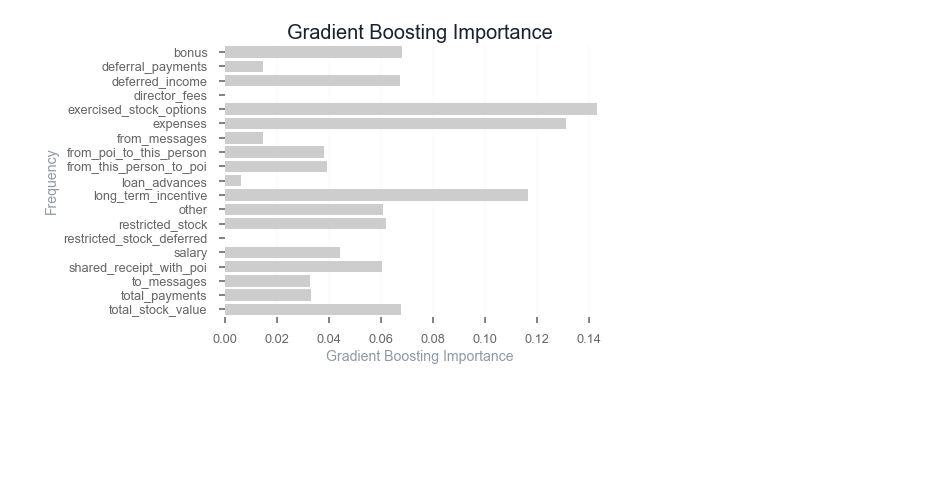
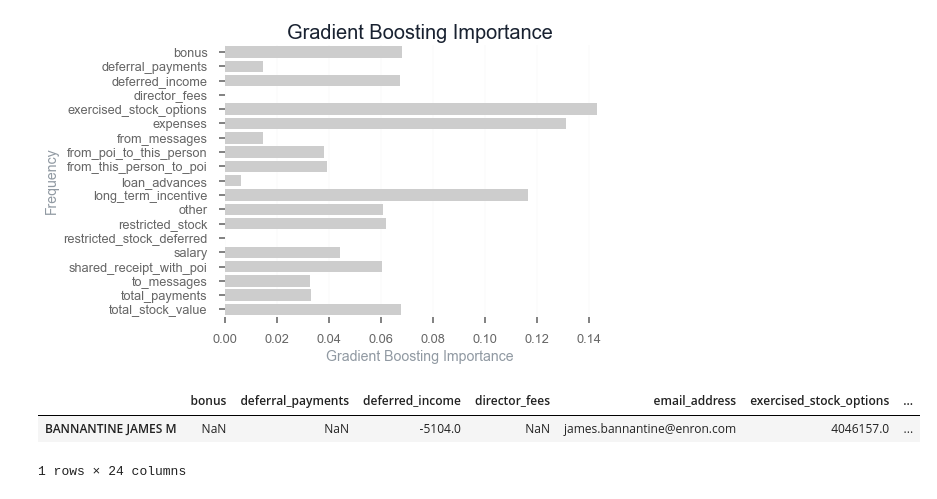
Before and after one commit to AdmcCarthy/Identify_Fraud_from_Enron_Email, a Jupyter notebook: final_project/Exploring the Enron Dataset.ipynb, the cells around one changed output. Cells and saved outputs as stored; diff of their text form; code cells hidden in the pictures; blank space fills up the shorter version.

```diff
--- a/final_project/Exploring the Enron Dataset.ipynb
+++ b/final_project/Exploring the Enron Dataset.ipynb
@@ -620,3 +620,12 @@ plt4 =figures.bar(x_v="Feature_importance",
 (19,)
 19
 [figure]
+# %%
+df["ratio_to_poi"] = df["from_this_person_to_poi"]/df["from_messages"]
+df["ratio_from_poi"] = df["from_poi_to_this_person"]/df["to_messages"]
+# %%
+df.iloc[[2]]
+# %% [output]
+|  | bonus | deferral_payments | deferred_income | director_fees | email_address | exercised_stock_options | ... |
+| BANNANTINE JAMES M | NaN | NaN | -5104.0 | NaN | james.bannantine@enron.com | 4046157.0 | ... |
+1 rows × 24 columns
```
